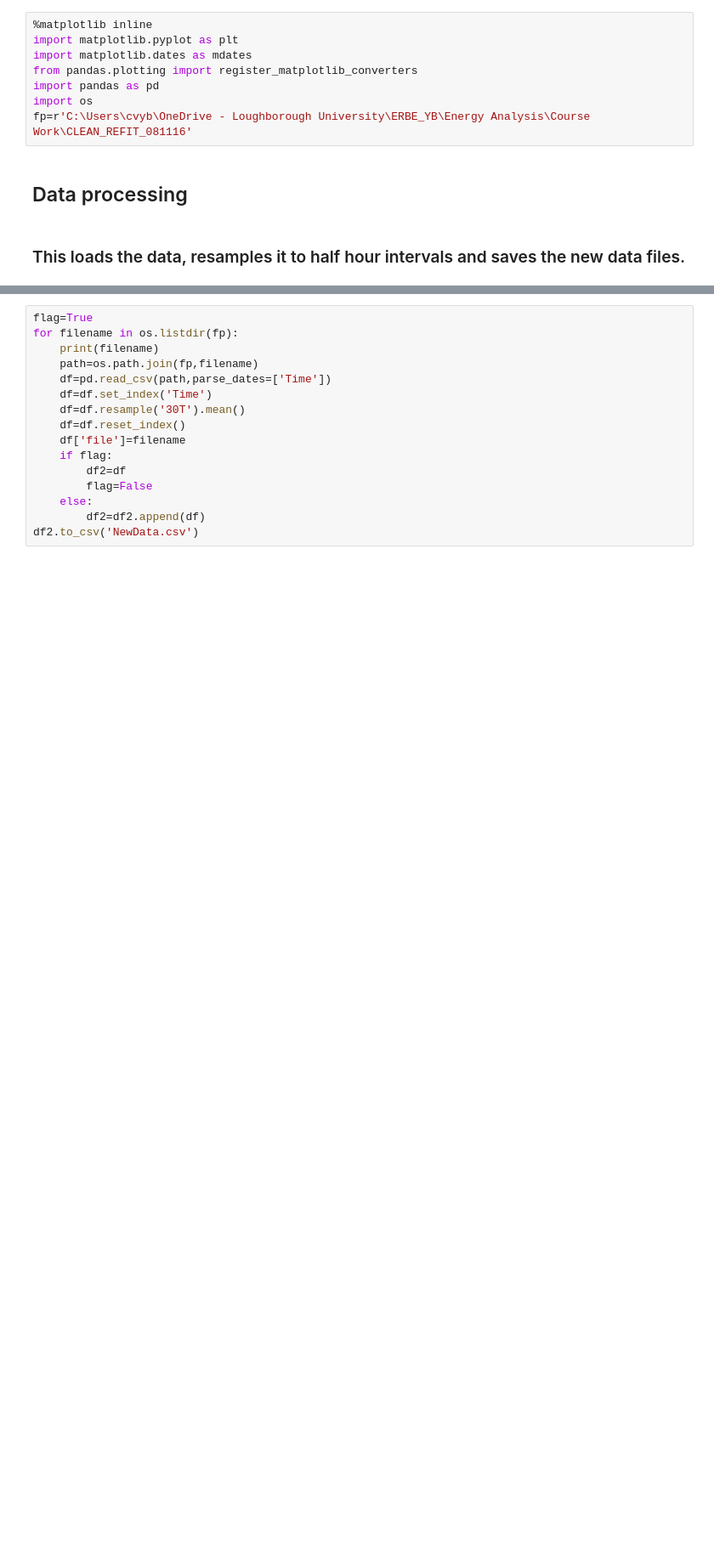
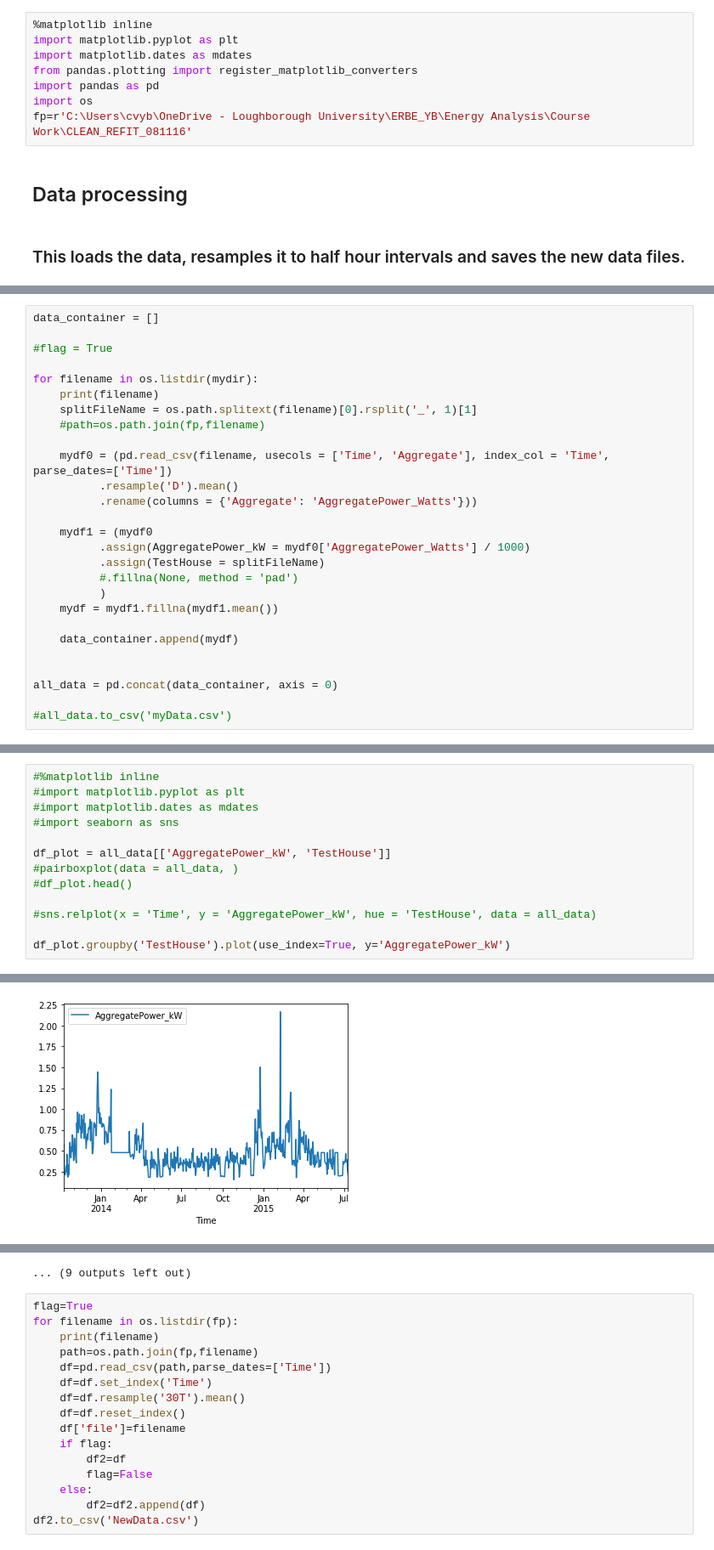
Before and after one commit to dipsonflash/19ERBE-EDA-Coursework, a Jupyter notebook: REFIT- Electrical Load Measurement- ERBE-EDA Course Work.ipynb, the cells around one changed output, grey strips where cells are left out. Shown at 85% size. Cells and saved outputs as stored; diff of their text form; blank space fills up the shorter version.

```diff
--- a/REFIT- Electrical Load Measurement- ERBE-EDA Course Work.ipynb
+++ b/REFIT- Electrical Load Measurement- ERBE-EDA Course Work.ipynb
@@ -20,0 +171,27 @@ df
+# %%
+data_container = []
+
+#flag = True
+
+for filename in os.listdir(mydir):
+    print(filename)
+    splitFileName = os.path.splitext(filename)[0].rsplit('_', 1)[1]
+    #path=os.path.join(fp,filename)
+
+    mydf0 = (pd.read_csv(filename, usecols = ['Time', 'Aggregate'], index_col = 'Time', parse_dates=['Time'])
+          .resample('D').mean()
+          .rename(columns = {'Aggregate': 'AggregatePower_Watts'}))
+
+    mydf1 = (mydf0
+          .assign(AggregatePower_kW = mydf0['AggregatePower_Watts'] / 1000)
+          .assign(TestHouse = splitFileName)
+          #.fillna(None, method = 'pad')
+          )
+    mydf = mydf1.fillna(mydf1.mean())
+
+    data_container.append(mydf)
+
+
+all_data = pd.concat(data_container, axis = 0)
+
+#all_data.to_csv('myData.csv')
@@ -20,0 +246,14 @@ df
+# %%
+#%matplotlib inline
+#import matplotlib.pyplot as plt
+#import matplotlib.dates as mdates
+#import seaborn as sns
+
+df_plot = all_data[['AggregatePower_kW', 'TestHouse']]
+#pairboxplot(data = all_data, )
+#df_plot.head()
+
+#sns.relplot(x = 'Time', y = 'AggregatePower_kW', hue = 'TestHouse', data = all_data)
+
+df_plot.groupby('TestHouse').plot(use_index=True, y='AggregatePower_kW')
+# %% [output]
@@ -20,0 +277 @@ df
+[figure, added]
@@ -21,3 +288,4 @@ df
+... (9 outputs left out)
 # %%
 flag=True
 for filename in os.listdir(fp):
```
Also changed, not shown: parts of 21 cells of this notebook.
